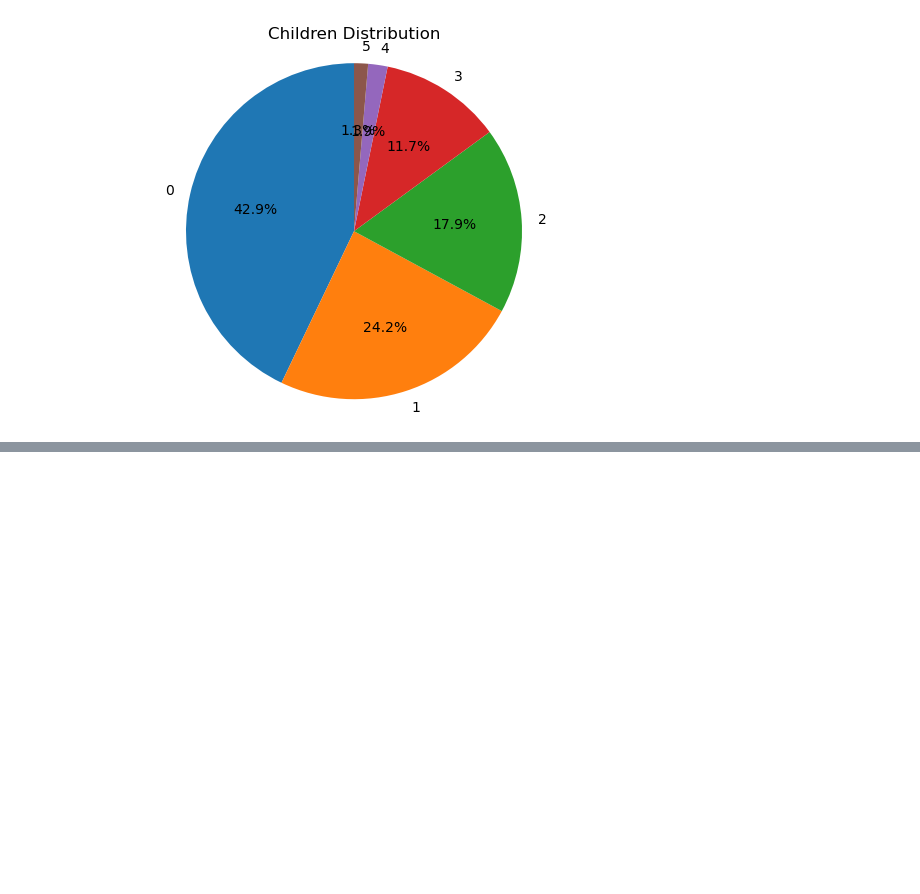
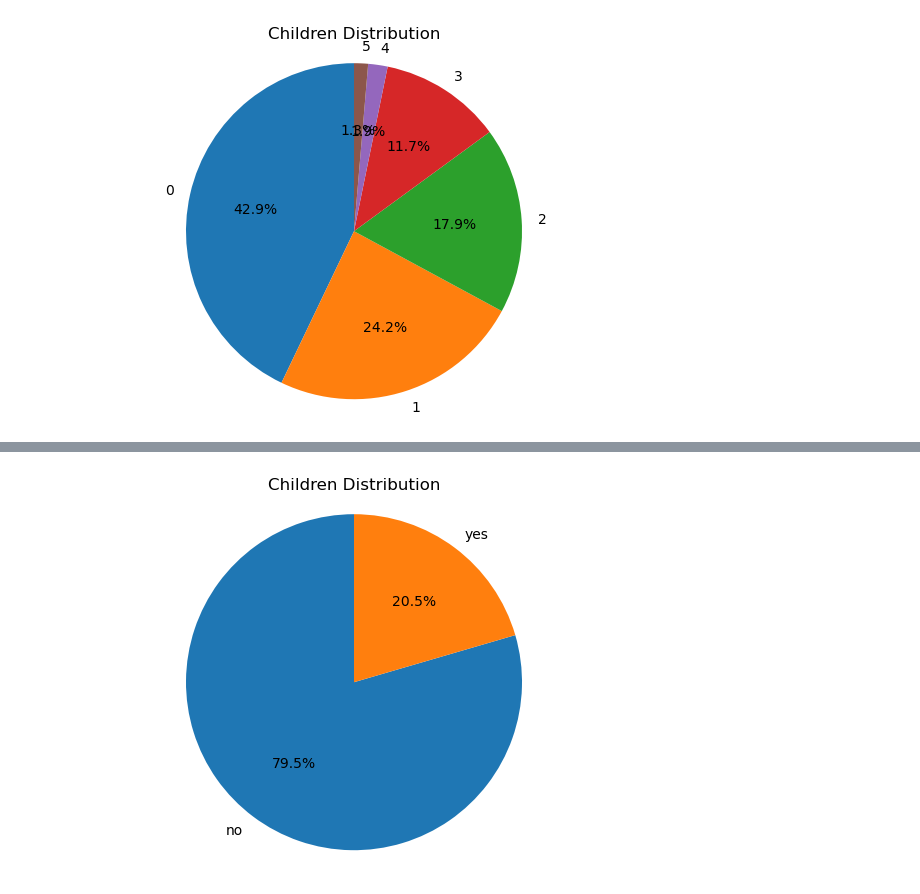
Before and after one commit to pranavsrinivas29/Medical-Cost-Predictor, a Jupyter notebook: research/data_analysis.ipynb, the cells around one changed output, grey strips where cells are left out. Saved outputs shown, nothing was run; the diff lists cells and outputs as text; code cells hidden in the pictures; blank space fills up the shorter version.

```diff
--- a/research/data_analysis.ipynb
+++ b/research/data_analysis.ipynb
@@ -80,0 +91,14 @@ plt.show()
+# %%
+smoker_counts = df["smoker"].value_counts()
+
+plt.pie(
+    smoker_counts,
+    labels=smoker_counts.index,
+    autopct='%1.1f%%',
+    startangle=90
+)
+plt.title("Children Distribution")
+plt.axis("equal")  # makes it a circle
+plt.show()
+# %% [output]
+[figure, added]
```
Also changed, not shown: parts of 2 cells of this notebook.
